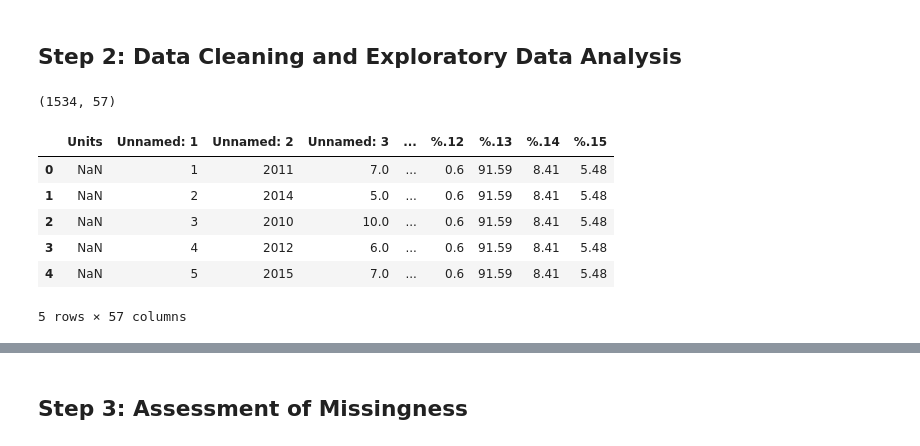
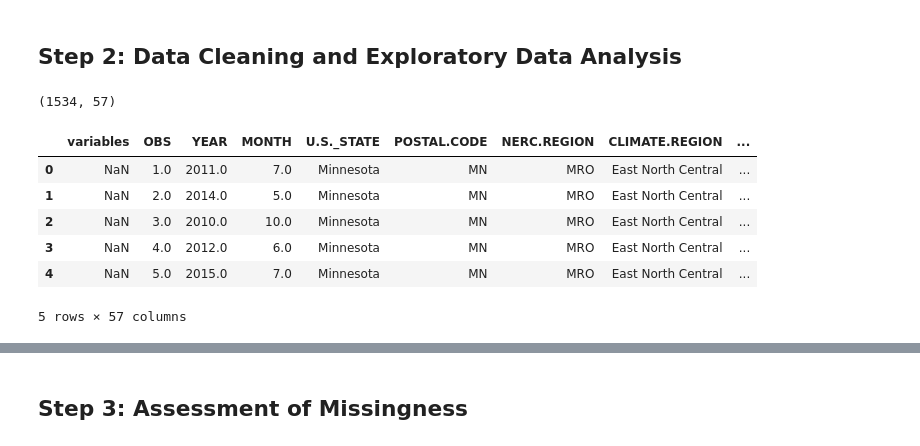
Before and after one commit to gymgymgym-Alina/power-outage-analysis, a Jupyter notebook: template.ipynb, the cells around one changed output, grey strips where cells are left out. Drawn from its saved outputs; the diff is of its cells as text; code cells hidden in the pictures.

```diff
--- a/template.ipynb
+++ b/template.ipynb
@@ -20,16 +20,17 @@ pd.options.plotting.backend = 'plotly'
 # %% [markdown]
 ## Step 2: Data Cleaning and Exploratory Data Analysis
 # %%
-#check data
-df = pd.read_excel('outage.xlsx', skiprows=5, header=1)
+df = pd.read_excel('outage.xlsx', skiprows=5, header=0)
+df = df.drop(0).reset_index(drop=True)
+
 print(df.shape)
 df.head()
 # %% [output]
 (1534, 57)
-|  | Units | Unnamed: 1 | Unnamed: 2 | Unnamed: 3 | ... | %.12 | %.13 | %.14 | %.15 |
-| 0 | NaN | 1 | 2011 | 7.0 | ... | 0.6 | 91.59 | 8.41 | 5.48 |
-| 1 | NaN | 2 | 2014 | 5.0 | ... | 0.6 | 91.59 | 8.41 | 5.48 |
-| 2 | NaN | 3 | 2010 | 10.0 | ... | 0.6 | 91.59 | 8.41 | 5.48 |
-| 3 | NaN | 4 | 2012 | 6.0 | ... | 0.6 | 91.59 | 8.41 | 5.48 |
-| 4 | NaN | 5 | 2015 | 7.0 | ... | 0.6 | 91.59 | 8.41 | 5.48 |
+|  | variables | OBS | YEAR | MONTH | U.S._STATE | POSTAL.CODE | NERC.REGION | CLIMATE.REGION | ... |
+| 0 | NaN | 1.0 | 2011.0 | 7.0 | Minnesota | MN | MRO | East North Central | ... |
+| 1 | NaN | 2.0 | 2014.0 | 5.0 | Minnesota | MN | MRO | East North Central | ... |
+| 2 | NaN | 3.0 | 2010.0 | 10.0 | Minnesota | MN | MRO | East North Central | ... |
+| 3 | NaN | 4.0 | 2012.0 | 6.0 | Minnesota | MN | MRO | East North Central | ... |
+| 4 | NaN | 5.0 | 2015.0 | 7.0 | Minnesota | MN | MRO | East North Central | ... |
 5 rows × 57 columns
```
Also changed, not shown: parts of 3 cells of this notebook.
